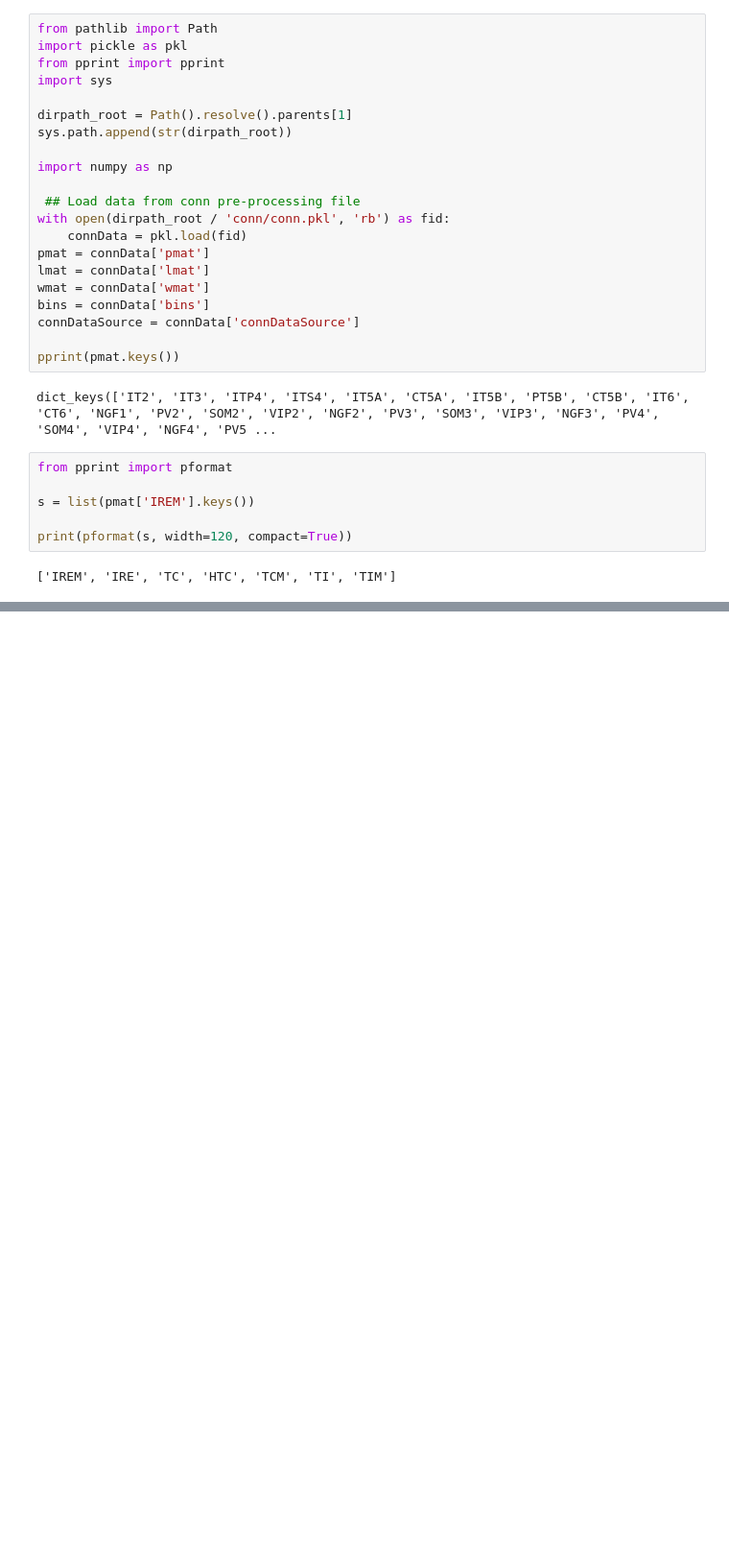
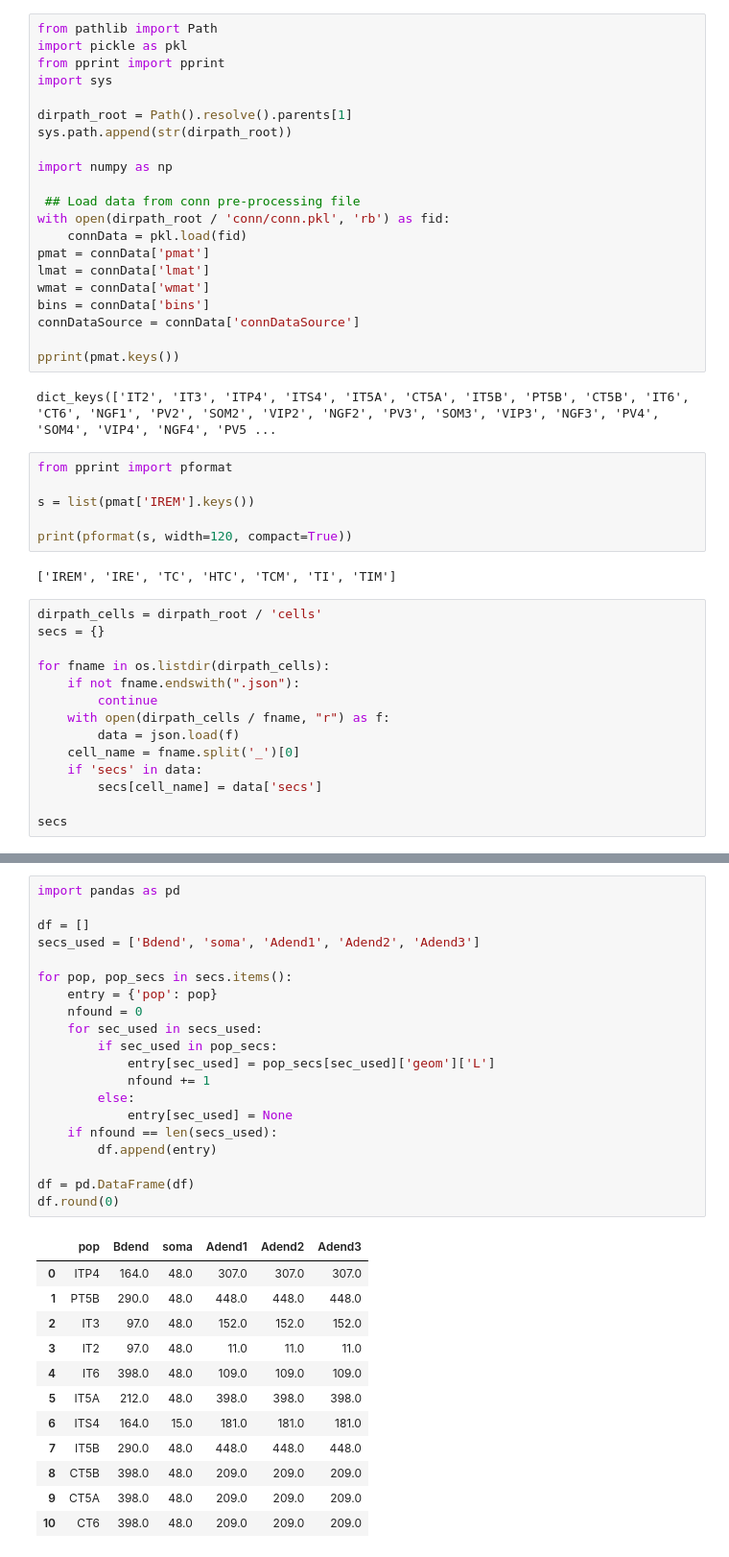
Before and after one commit to niknovikov19/A1-OUinp, a Jupyter notebook: analysis/model_utils/net_explore.ipynb, the cells around one changed output, grey strips where cells are left out. Shown at 96% size. Cells and saved outputs as stored; diff of their text form; blank space fills up the shorter version.

```diff
--- a/analysis/model_utils/net_explore.ipynb
+++ b/analysis/model_utils/net_explore.ipynb
@@ -943,3 +943,17 @@ s = list(pmat['IREM'].keys())
 print(pformat(s, width=120, compact=True))
 # %% [output]
 ['IREM', 'IRE', 'TC', 'HTC', 'TCM', 'TI', 'TIM']
+# %%
+dirpath_cells = dirpath_root / 'cells'
+secs = {}
+
+for fname in os.listdir(dirpath_cells):
+    if not fname.endswith(".json"):
+        continue
+    with open(dirpath_cells / fname, "r") as f:
+        data = json.load(f)
+    cell_name = fname.split('_')[0]
+    if 'secs' in data:
+        secs[cell_name] = data['secs']
+
+secs
@@ -945,0 +978,33 @@ print(pformat(s, width=120, compact=True))
+# %%
+import pandas as pd
+
+df = []
+secs_used = ['Bdend', 'soma', 'Adend1', 'Adend2', 'Adend3']
+
+for pop, pop_secs in secs.items():
+    entry = {'pop': pop}
+    nfound = 0
+    for sec_used in secs_used:
+        if sec_used in pop_secs:
+            entry[sec_used] = pop_secs[sec_used]['geom']['L']
+            nfound += 1
+        else:
+            entry[sec_used] = None
+    if nfound == len(secs_used):
+        df.append(entry)
+
+df = pd.DataFrame(df)
+df.round(0)
+# %% [output]
+|  | pop | Bdend | soma | Adend1 | Adend2 | Adend3 |
+| 0 | ITP4 | 164.0 | 48.0 | 307.0 | 307.0 | 307.0 |
+| 1 | PT5B | 290.0 | 48.0 | 448.0 | 448.0 | 448.0 |
+| 2 | IT3 | 97.0 | 48.0 | 152.0 | 152.0 | 152.0 |
+| 3 | IT2 | 97.0 | 48.0 | 11.0 | 11.0 | 11.0 |
+| 4 | IT6 | 398.0 | 48.0 | 109.0 | 109.0 | 109.0 |
+| 5 | IT5A | 212.0 | 48.0 | 398.0 | 398.0 | 398.0 |
+| 6 | ITS4 | 164.0 | 15.0 | 181.0 | 181.0 | 181.0 |
+| 7 | IT5B | 290.0 | 48.0 | 448.0 | 448.0 | 448.0 |
+| 8 | CT5B | 398.0 | 48.0 | 209.0 | 209.0 | 209.0 |
+| 9 | CT5A | 398.0 | 48.0 | 209.0 | 209.0 | 209.0 |
+| 10 | CT6 | 398.0 | 48.0 | 209.0 | 209.0 | 209.0 |
```
Also changed, not shown: parts of 1 cell of this notebook, 9 other files.
